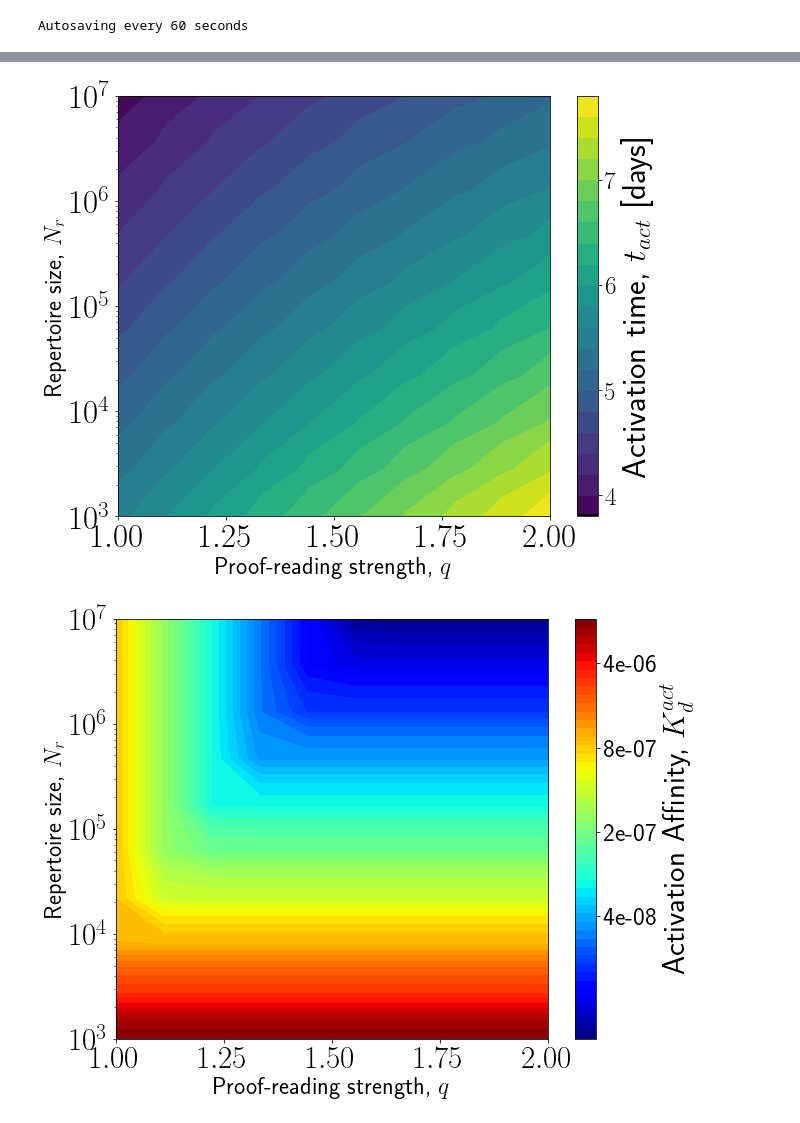
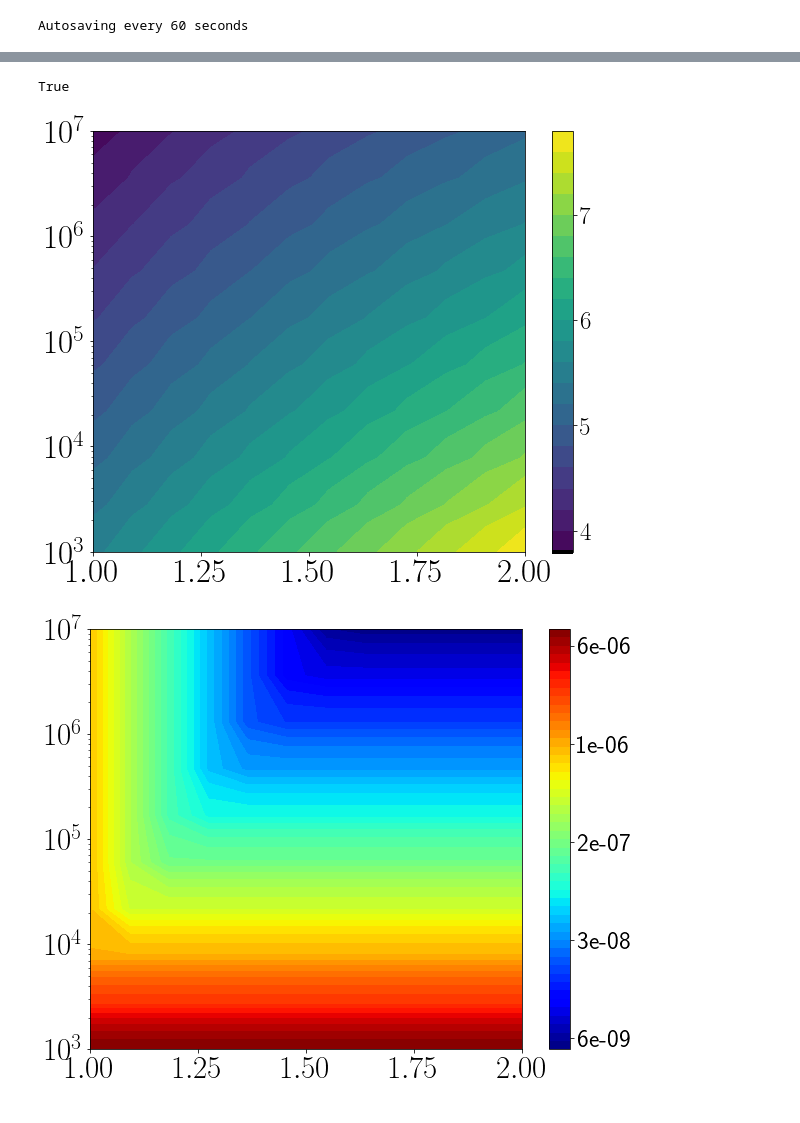
Before and after one commit to rmorantovar/Immune_System, a Jupyter notebook: Jupyter_Notebooks/7_Recognition.ipynb, the cells around one changed output, grey strips where cells are left out. Saved outputs shown, nothing was run; the diff lists cells and outputs as text; code cells hidden in the pictures.

```diff
--- a/Jupyter_Notebooks/7_Recognition.ipynb
+++ b/Jupyter_Notebooks/7_Recognition.ipynb
@@ -38,8 +38,9 @@ fig, ax = plt.subplots(figsize=(10,8), gridspec_kw={'left':0.18, 'right':.95, 'b
 t_prime = 1/lambda_A*np.log((lambda_A*N_A)/(k_on*N_c))
 time1 = np.linspace(0, t_prime, 100)
 time2 = np.linspace(t_prime, 8, 100)
+
 for q in qs:
-    ax.plot(time1, np.ones_like(time1)*E_t(t_prime, q) , label = '%d'%q, color = colors_q[q-1])
+    ax.plot(time1, np.ones_like(time1)*E_t(t_prime, q), color = colors_q[q-1])
     ax.plot(time2, E_t(time2, q) , label = '%d'%q, color = colors_q[q-1])
 
 
@@ -141,13 +134,17 @@ times_act = np.zeros((len(N_rs), len(qs)))
 Es_act = np.zeros_like(times_act)
 betas_act = np.zeros_like(times_act)
 
-Ds_KL = np.ones_like(times_act)
+Ds_KL_f = np.ones_like(times_act)
+Ds_KL_act = np.ones_like(times_act)
 
 Es_q = np.zeros(len(qs))
 Es_r = np.zeros(len(N_rs))
 
 betas_q = np.zeros(len(qs))
 betas_r = np.zeros(len(N_rs))
+
+fig_f, ax_f = plt.subplots(figsize=(10,8), gridspec_kw={'left':0.18, 'right':.93, 'bottom':.15})
+fig_act, ax_act = plt.subplots(figsize=(10,8), gridspec_kw={'left':0.18, 'right':.93, 'bottom':.15})
 
 for i_N_r, N_r in enumerate(N_rs):
     beta_r = lambdas[:-1][np.cumsum(Q0*dE)<(1/N_r)][-1]
@@ -159,16 +156,34 @@ for i_N_r, N_r in enumerate(N_rs):
         E_q = Es[lambdas>q][-1]
         Es_q[i_q] = E_q
         betas_q[i_q] = beta_q
-        u_on, p_a, R, QR = calculate_QR(Q0, k_on, k_pr, np.exp(lambda_A*Tf)/N_A, Es, q, lambda_A, N_c, dE)
 
-        m_bar2 = np.array([N_r*(np.sum((1-np.exp(-(np.exp(lambda_A*t)/N_A)*k_on*p_a*N_c/lambda_A))*Q0*dE)) for t in time])
+        u_on_f, p_a, R_f, QR_f = calculate_QR(Q0, k_on, k_pr, np.exp(lambda_A*Tf)/N_A, Es, q, lambda_A, N_c, dE)
+        D_KL_f = np.sum(dE*(QR_f/np.sum(QR_f*dE))*(np.log2((QR_f/np.sum(QR_f*dE)))-np.log2(Q0)))
 
-        t_act_theory = time[m_bar2>1][0]
+        m_bar = np.array([N_r*(np.sum((1-np.exp(-(np.exp(lambda_A*t)/N_A)*k_on*p_a*N_c/lambda_A))*Q0*dE)) for t in time])
+        t_act_theory = time[m_bar>1][0]
 
-        D_KL = np.sum(dE*(QR/np.sum(QR*dE))*np.log2((QR/np.sum(QR*dE))/Q0))
+        u_on_act, p_a, R_f, QR_act = calculate_QR(Q0, k_on, k_pr, np.exp(lambda_A*t_act_theory)/N_A, Es, q, lambda_A, N_c, dE)
+        D_KL_act = np.sum(dE*(QR_act/np.sum(QR_act*dE))*(np.log2((QR_act/np.sum(QR_act*dE)))-np.log2(Q0)))
 
         times_act[i_N_r, i_q] = t_act_theory
-        Ds_KL[i_N_r, i_q] = D_KL
+        Ds_KL_f[i_N_r, i_q] = D_KL_f
+        Ds_KL_act[i_N_r, i_q] = D_KL_act
         Es_act[i_N_r, i_q] = np.max([E_q, E_r])
         betas_act[i_N_r, i_q] = np.min([beta_r, beta_q])
+
+        if(i_N_r==(len(N_rs)-1)):
+            ax_f.plot(Ks, QR_f, label = '%.1f'%q)
+            ax_act.plot(Ks, QR_act, label = '%.1f'%q)
+
+my_plot_layout(ax=ax_f, xscale = 'log')
+my_plot_layout(ax=ax_act, xscale = 'log')
+ax_f.legend(title = r'$q$', title_fontsize = 30, fontsize = 25)
+ax_act.legend(title = r'$q$', title_fontsize = 30, fontsize = 25)
+fig_f.savefig('../Figures/7_Recognition/QR_f.pdf')
+fig_act.savefig('../Figures/7_Recognition/QR_act.pdf')
+my_plot_layout(ax=ax_f, xscale = 'log', yscale = 'log')
+my_plot_layout(ax=ax_act, xscale = 'log', yscale = 'log')
+fig_f.savefig('../Figures/7_Recognition/QR_f_log.pdf')
+fig_act.savefig('../Figures/7_Recognition/QR_act_log.pdf')
 # %% [output]
@@ -177,32 +194,36 @@ Wall time: 48 s
+# %%
+i_N_r==len(N_rs)-1
+# %% [output]
+True
 # %%
 FIG, AX = plt.subplots(figsize=(10,8), gridspec_kw={'left':0.18, 'right':.93, 'bottom':.15})
 X, Y = np.meshgrid(qs, N_rs)
 Z = X*Y
 cs = AX.contourf(X, Y, times_act, levels = 20, cmap =plt.cm.viridis)
 cs2 = AX.contour(cs, levels=[1/lambda_A*np.log((N_A*lambda_A)/(k_on*N_c))], colors='k', linestyles = 'dashed', linewidths = 4)
 cbar = plt.colorbar(cs)
-cbar.set_label('Activation time, $t_{act}$ [days]', fontsize = 33)
+#cbar.set_label('Activation time, $t_{act}$ [days]', fontsize = 33)
 cbar.set_ticks(np.arange(4, Tf))
 #cbar.set_ticklabels(np.flip(np.linspace(0,1,5)))
 cbar.ax.tick_params(labelsize = 25)
 cbar.add_lines(cs2)
-my_plot_layout(ax=AX, xlabel = r'Proof-reading strength, $q$', ylabel = r'Repertoire size, $N_r$', yscale = 'log', ticks_labelsize = 33)
+my_plot_layout(ax=AX, yscale = 'log', ticks_labelsize = 33)
 FIG.savefig('../Figures/7_Recognition/activation_time.pdf')
 # %% [output]
-[figure, old version]
+[figure, new version]
 # %%
 FIG, AX = plt.subplots(figsize=(10,8), gridspec_kw={'left':0.18, 'right':.93, 'bottom':.15})
 cs = AX.contourf(X, Y, Es_act, levels = 50, cmap =plt.cm.jet)
 #s2 = AX.contour(cs, levels=Es_q, linestyles = ':', linewidths = 4)
 cbar = plt.colorbar(cs)
-cbar.set_label('Activation Affinity, $K_{d}^{act}$', fontsize = 31)
-cbar.set_ticks(np.linspace(-17, -11, 5))
-cbar.set_ticklabels(['%.0e'%i for i in np.exp(np.linspace(-17, -11, 5))])
+#cbar.set_label('Activation Affinity, $K_{d}^{act}$', fontsize = 31)
+cbar.set_ticks(np.linspace(-19, -12, 5))
+cbar.set_ticklabels(['%.0e'%i for i in np.exp(np.linspace(-19, -12, 5))])
 cbar.ax.tick_params(labelsize = 25)
 #cbar.add_lines(cs2)
-my_plot_layout(ax=AX, xlabel = r'Proof-reading strength, $q$', ylabel = r'Repertoire size, $N_r$', yscale = 'log', ticks_labelsize = 31)
+my_plot_layout(ax=AX, yscale = 'log', ticks_labelsize = 31)
 FIG.savefig('../Figures/7_Recognition/activation_energy.pdf')
 # %% [output]
-[figure, old version]
+[figure, new version]
 # %%
 FIG, AX = plt.subplots(figsize=(10,8), gridspec_kw={'left':0.18, 'right':.93, 'bottom':.15})
```
Also changed, not shown: parts of 8 cells of this notebook, 47 other files.
